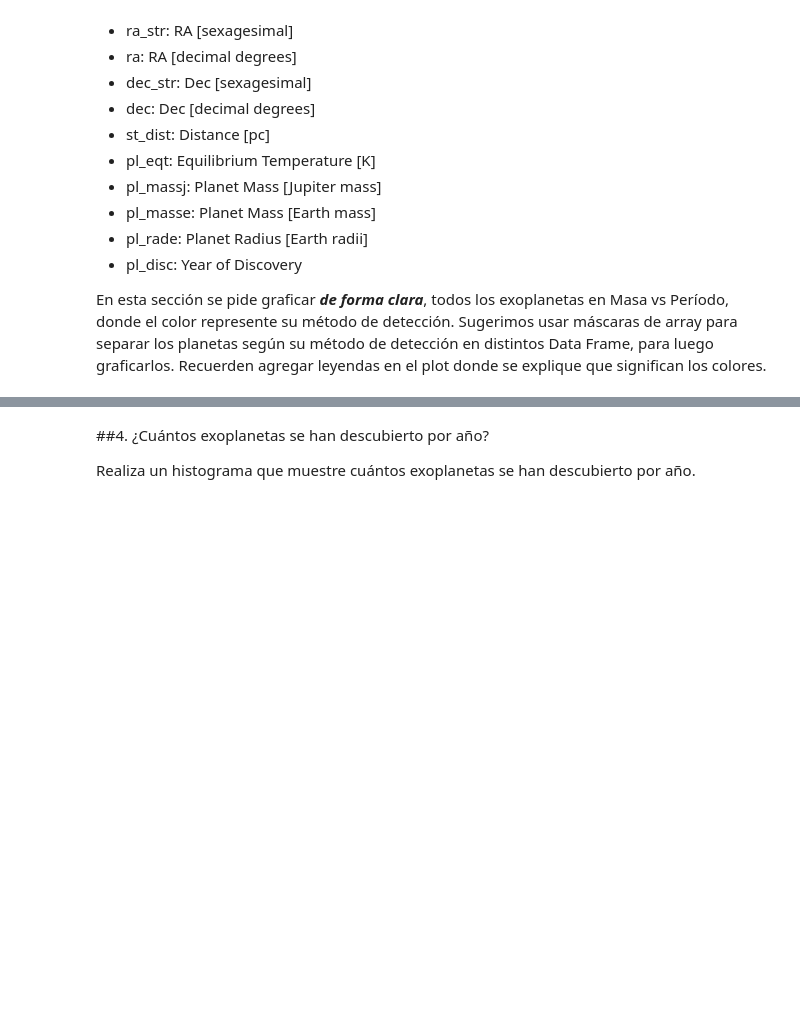
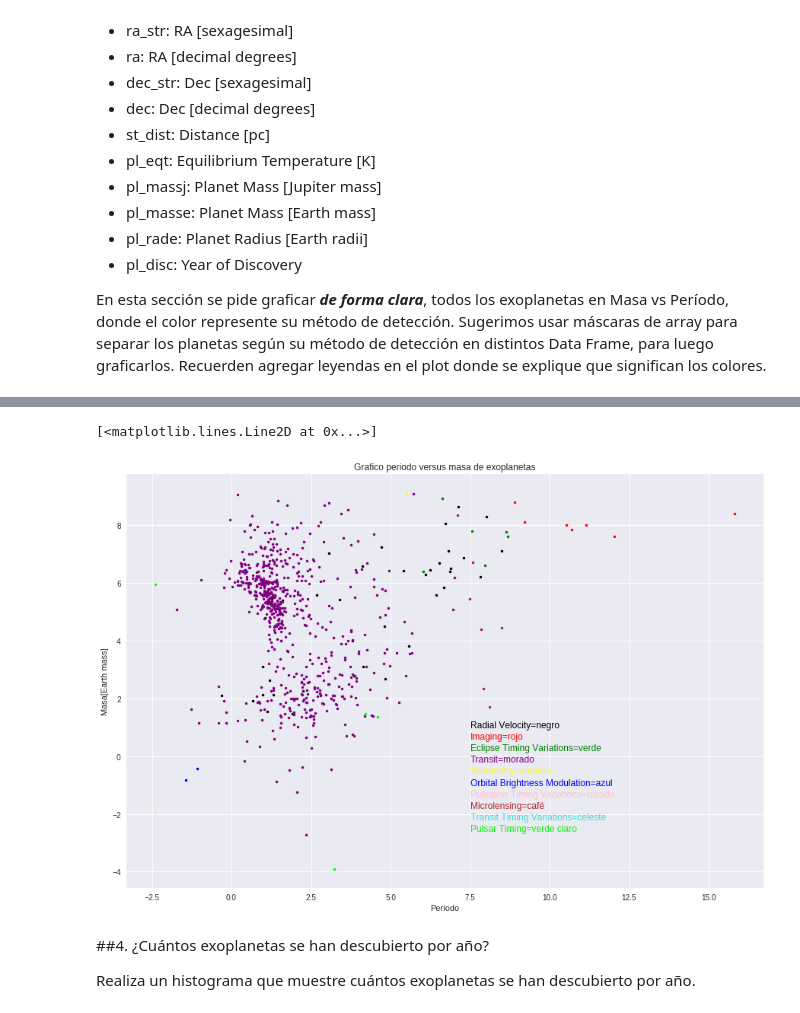
Before and after one commit to scarlett-plaza/minitarea3, a Jupyter notebook: minitarea3.ipynb, the cells around one changed output, grey strips where cells are left out. Saved outputs shown, nothing was run; the diff lists cells and outputs as text; code cells hidden in the pictures; blank space fills up the shorter version.

```diff
--- a/minitarea3.ipynb
+++ b/minitarea3.ipynb
@@ -333,0 +188,45 @@ Downloading https://raw.githubusercontent.com/piacortes/astroclases/master/plane
+# %%
+# Importamos Pandas y cargamos el archivo planets.csv
+import pandas as pd
+
+archivo = download_file('https://github.com/astrodatos/Clase3/raw/master/planets.csv')
+planetas = pd.read_csv(archivo, comment="#")
+masa=planetas["pl_masse"]
+periodo=planetas["pl_orbper"]
+# Graficar plot
+Metodos=planetas["pl_discmethod"]
+RadialVelocity=planetas[Metodos=="Radial Velocity"]
+Imaging=planetas[Metodos=="Imaging"]
+EclipseTimingVariations=planetas[Metodos=="Eclipse Timing Variations"]
+Transit=planetas[Metodos=="Transit"]
+Astrometry=planetas[Metodos=="Astrometry"]
+OrbitalBrightnessModulation=planetas[Metodos=="Orbital Brightness Modulation"]
+PulsationTimingVariations=planetas[Metodos=="Pulsation Timing Variations"]
+Microlensing=planetas[Metodos=="Microlensing"]
+TransitTimingVariation=planetas[Metodos=="Transit Timing Variation"]
+PulsarTiming=planetas[Metodos=="Pulsar Timing"]
+plt.figure(figsize=(15,10))
+plt.xlabel("Periodo")
+plt.ylabel("Masa[Earth mass]")
+plt.title("Grafico periodo versus masa de exoplanetas")
+plt.annotate("Radial Velocity=negro", (7.5,1),color="black")
+plt.annotate("Imaging=rojo", (7.5,0.6), color="red")
+plt.annotate("Eclipse Timing Variations=verde", (7.5,0.2), color="green")
+plt.annotate("Transit=morado", (7.5,-0.2), color="purple")
+plt.annotate("Astrometry=amarillo", (7.5,-0.6), color="yellow")
+plt.annotate("Orbital Brightness Modulation=azul", (7.5,-1), color="blue")
+plt.annotate("Pulsation Timing Variations=rosado", (7.5,-1.4), color="pink")
+plt.annotate("Microlensing=café", (7.5,-1.8), color="brown")
+plt.annotate("Transit Timing Variations=celeste", (7.5,-2.2), color="turquoise")
+plt.annotate("Pulsar Timing=verde claro", (7.5,-2.6), color="lime")
+plt.plot(np.log(RadialVelocity["pl_orbper"]),np.log(RadialVelocity["pl_masse"]), ".", color="black")
+plt.plot(np.log(Imaging["pl_orbper"]),np.log(Imaging["pl_masse"]), ".", color="red")
+plt.plot(np.log(EclipseTimingVariations["pl_orbper"]),np.log(EclipseTimingVariations["pl_masse"]), ".", color="green")
+plt.plot(np.log(Transit["pl_orbper"]),np.log(Transit["pl_masse"]), ".", color="purple")
+plt.plot(np.log(Astrometry["pl_orbper"]),np.log(Astrometry["pl_masse"]), ".", color="yellow")
+plt.plot(np.log(OrbitalBrightnessModulation["pl_orbper"]),np.log(OrbitalBrightnessModulation["pl_masse"]), ".", color="blue")
+plt.plot(np.log(PulsationTimingVariations["pl_orbper"]),np.log(PulsationTimingVariations["pl_masse"]), ".", color="pink")
+plt.plot(np.log(Microlensing["pl_orbper"]),np.log(Microlensing["pl_masse"]), ".", color="brown")
+plt.plot(np.log(TransitTimingVariation["pl_orbper"]),np.log(TransitTimingVariation["pl_masse"]), ".", color="turquoise")
+plt.plot(np.log(PulsarTiming["pl_orbper"]),np.log(PulsarTiming["pl_masse"]), ".", color="lime")
+# %% [output]
@@ -334,3 +234,5 @@ Downloading https://raw.githubusercontent.com/piacortes/astroclases/master/plane
+[<matplotlib.lines.Line2D at 0x...>]
+[figure, added]
 # %% [markdown]
 ##4. ¿Cuántos exoplanetas se han descubierto por año?
 
```
Also changed, not shown: parts of 7 cells of this notebook.
